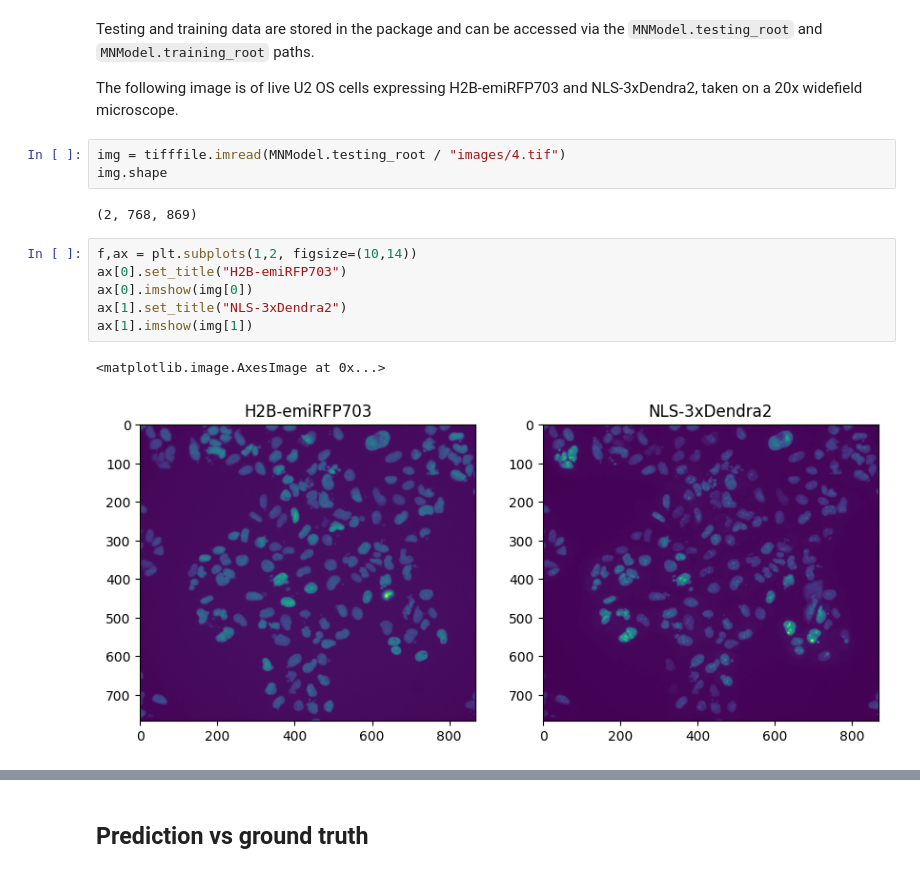
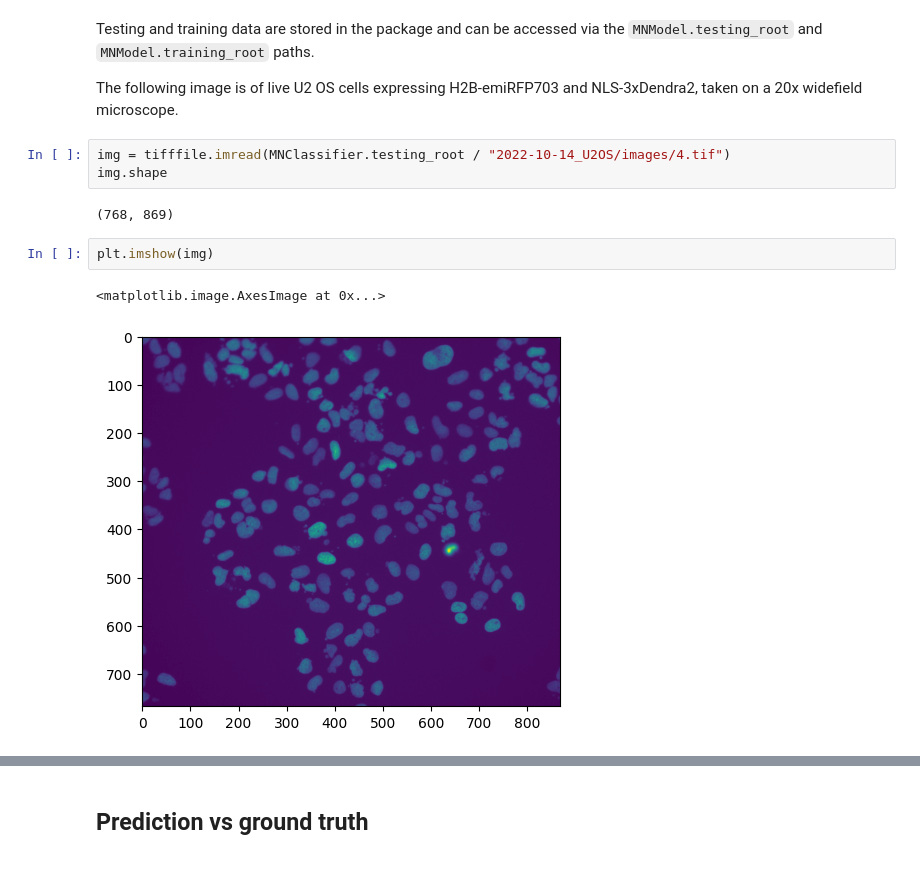
Before and after one commit to hatch-lab/mnfinder, a Jupyter notebook: quick-start.ipynb, the cells around one changed output, grey strips where cells are left out. Drawn from its saved outputs; the diff is of its cells as text.

```diff
--- a/quick-start.ipynb
+++ b/quick-start.ipynb
@@ -68,19 +66,15 @@ Testing and training data are stored in the package and can be accessed via the
 
 The following image is of live U2 OS cells expressing H2B-emiRFP703 and NLS-3xDendra2, taken on a 20x widefield microscope.
 # %%
-img = tifffile.imread(MNModel.testing_root / "images/4.tif")
+img = tifffile.imread(MNClassifier.testing_root / "2022-10-14_U2OS/images/4.tif")
 img.shape
 # %% [output]
-(2, 768, 869)
+(768, 869)
 # %%
-f,ax = plt.subplots(1,2, figsize=(10,14))
-ax[0].set_title("H2B-emiRFP703")
-ax[0].imshow(img[0])
-ax[1].set_title("NLS-3xDendra2")
-ax[1].imshow(img[1])
+plt.imshow(img)
 # %% [output]
 <matplotlib.image.AxesImage at 0x...>
-[figure, old version]
+[figure, new version]
 # %%
 # Generate a prediction
 # Images are expected to be 2D single-channel images, or with channels as the last argument
```
Also changed, not shown: parts of 35 cells of this notebook, 5 other files.
